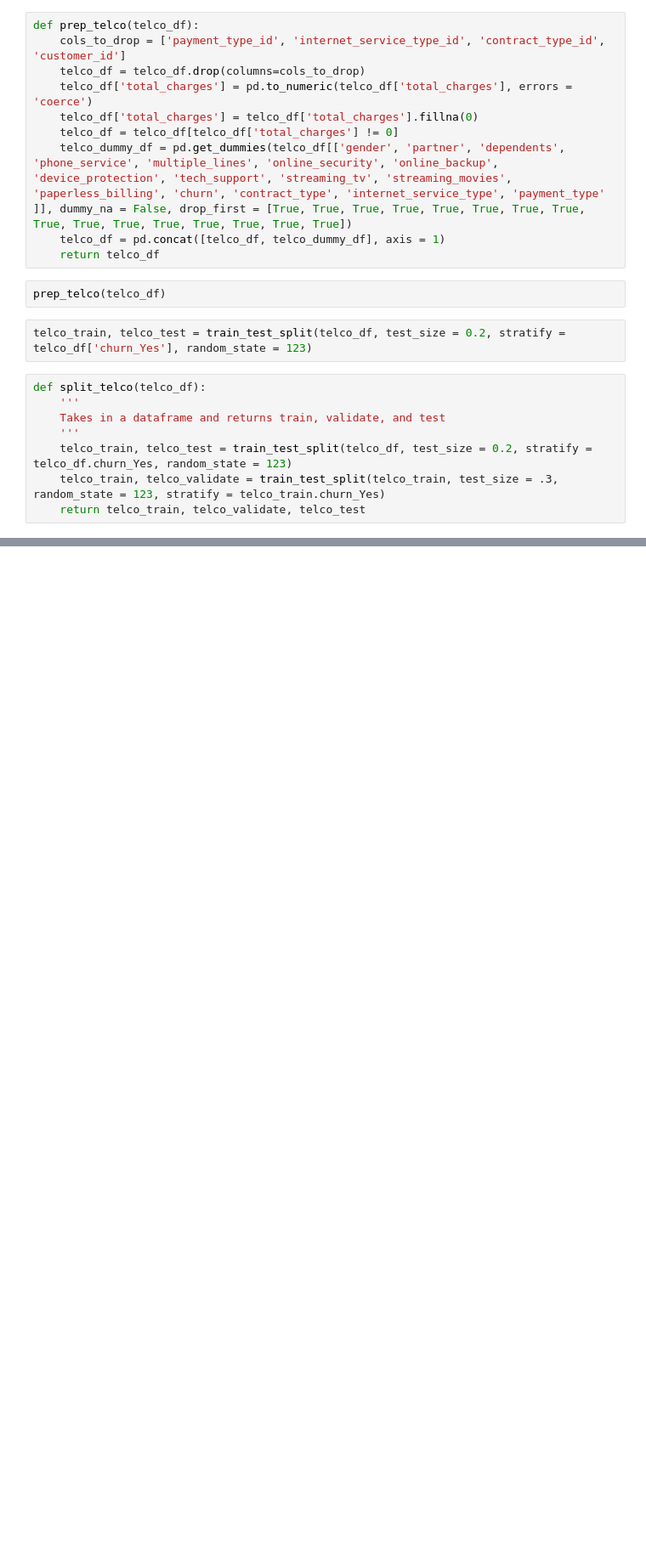
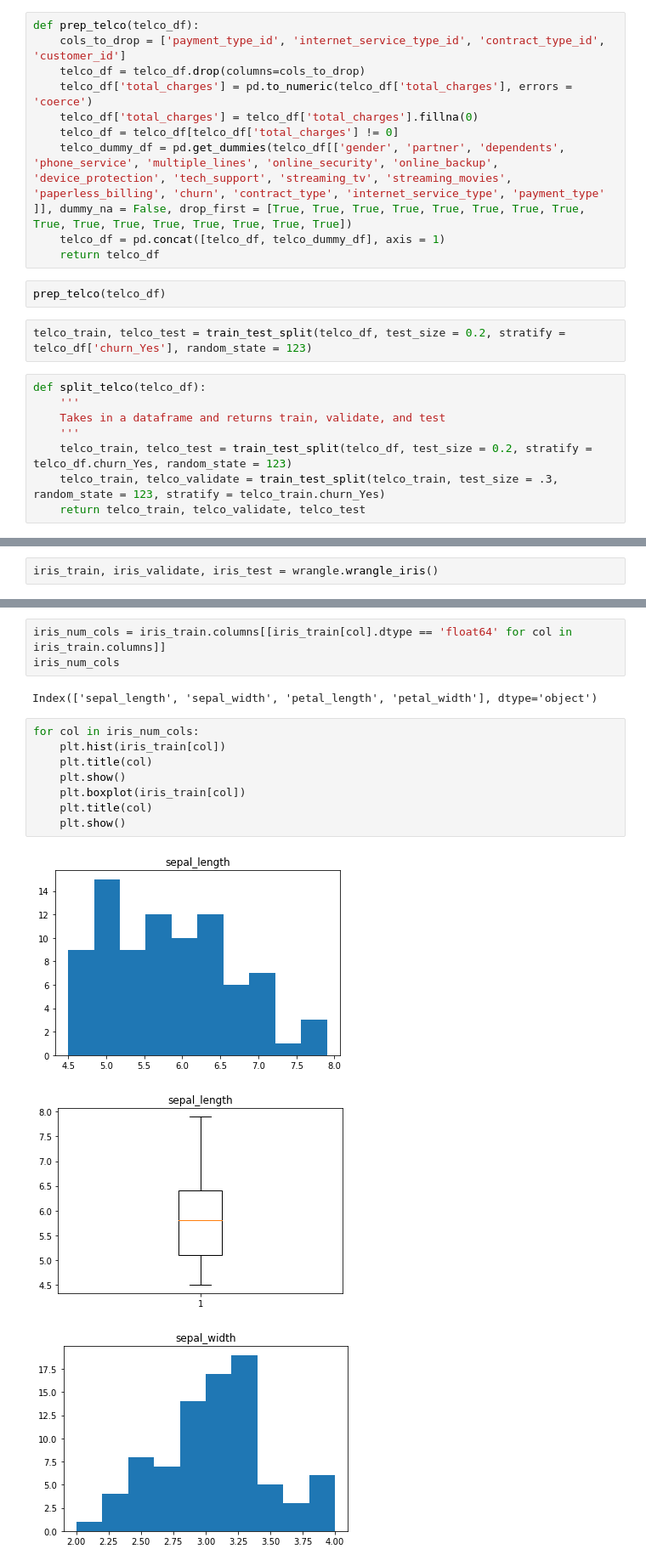
Before and after one commit to Jared-Godar/classification-exercises, a Jupyter notebook: classification_exercises.ipynb, the cells around one changed output, grey strips where cells are left out. Shown: that part at 85% size. Cells and saved outputs as stored; diff of their text form; blank space fills up the shorter version.

```diff
--- a/classification_exercises.ipynb
+++ b/classification_exercises.ipynb
@@ -866,0 +512,2 @@ def split_telco(telco_df):
+# %%
+iris_train, iris_validate, iris_test = wrangle.wrangle_iris()
@@ -866,0 +572,17 @@ def split_telco(telco_df):
+# %%
+iris_num_cols = iris_train.columns[[iris_train[col].dtype == 'float64' for col in iris_train.columns]]
+iris_num_cols
+# %% [output]
+Index(['sepal_length', 'sepal_width', 'petal_length', 'petal_width'], dtype='object')
+# %%
+for col in iris_num_cols:
+    plt.hist(iris_train[col])
+    plt.title(col)
+    plt.show()
+    plt.boxplot(iris_train[col])
+    plt.title(col)
+    plt.show()
+# %% [output]
+[figure, added]
+[figure, added]
+[figure, added]
```
Also changed, not shown: parts of 109 cells of this notebook, 3 other files.
